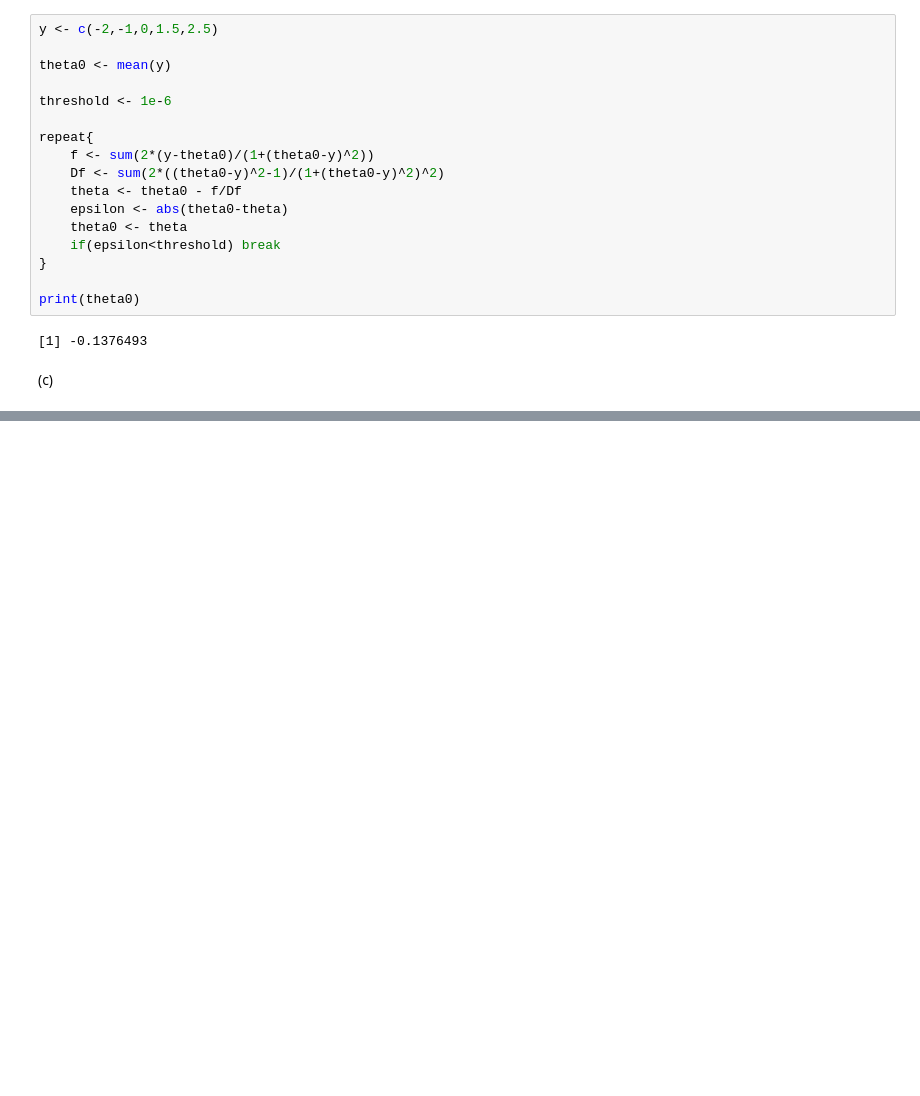
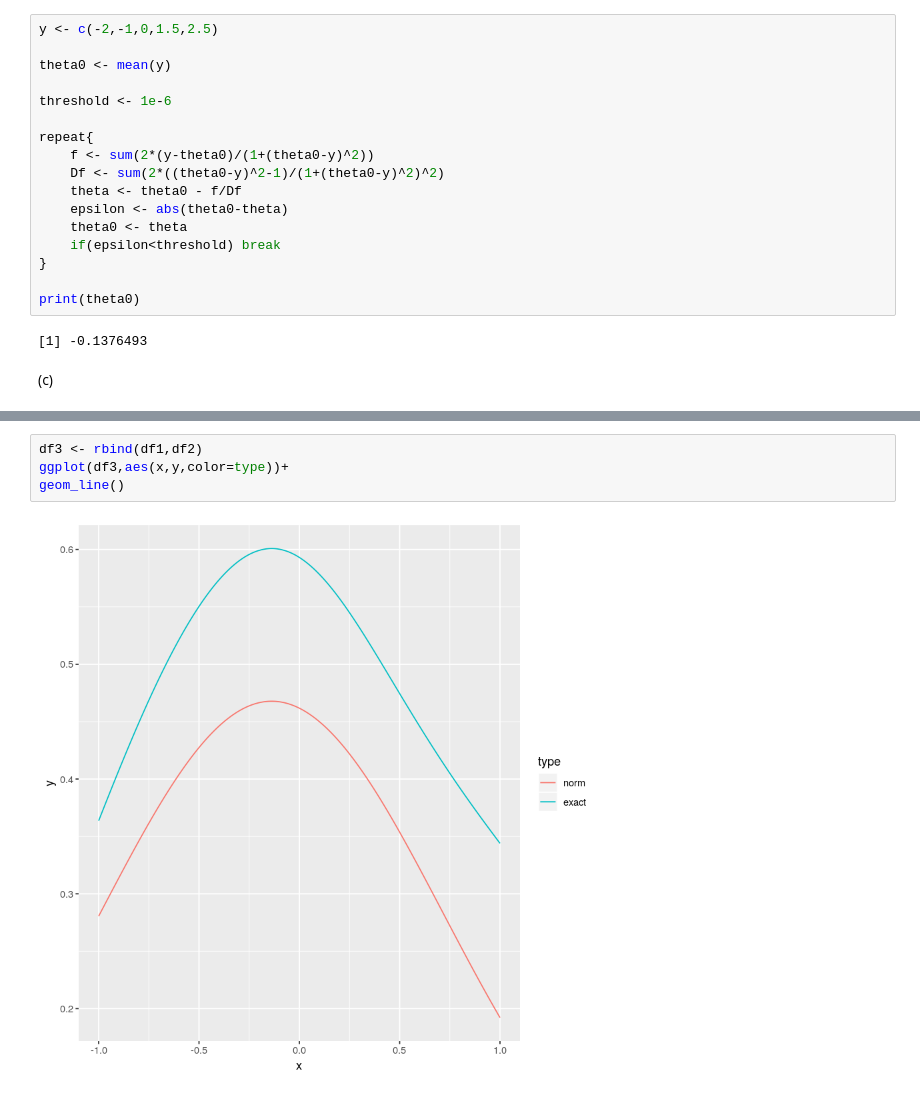
Before and after one commit to ccybnumath/ccybnumath.github.io, a Jupyter notebook: posts/BDA-4.7.1.ipynb, the cells around one changed output, grey strips where cells are left out. Saved outputs shown, nothing was run; the diff lists cells and outputs as text; blank space fills up the shorter version.

```diff
--- a/posts/BDA-4.7.1.ipynb
+++ b/posts/BDA-4.7.1.ipynb
@@ -57,0 +61,6 @@ ggplot(df2,aes(x,y))+
+# %%
+df3 <- rbind(df1,df2)
+ggplot(df3,aes(x,y,color=type))+
+geom_line()
+# %% [output]
+[figure, added]
```
Also changed, not shown: parts of 1 cell of this notebook.
